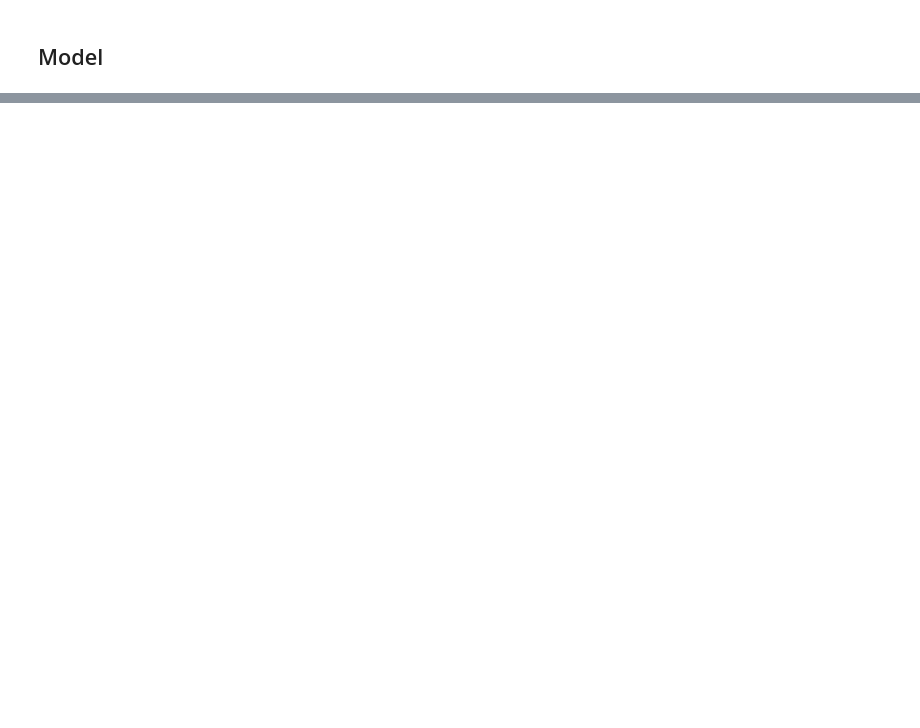
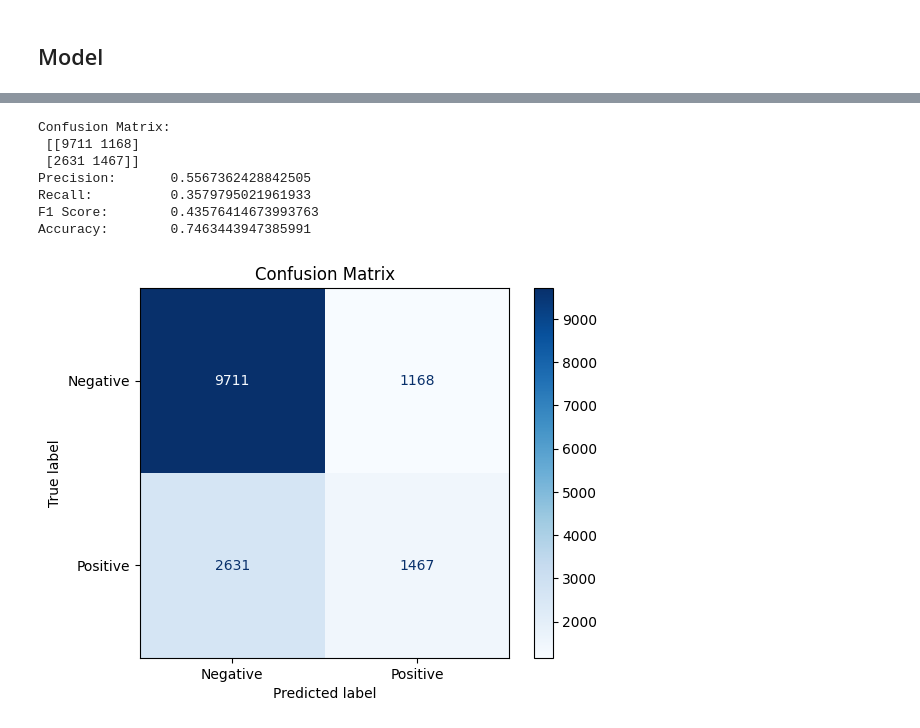
Before and after one commit to gmcginnis/info-698-capstone, a Jupyter notebook: 02_split.ipynb, the cells around one changed output, grey strips where cells are left out. Drawn from its saved outputs; the diff is of its cells as text; code cells hidden in the pictures; blank space fills up the shorter version.

```diff
--- a/02_split.ipynb
+++ b/02_split.ipynb
@@ -643,15 +744,50 @@ plt.show()
 # %%
+# f1_score, precision_score, recall_score, accuracy_score
+y_true = mini_val[var_of_interest].tolist()
+y_pred = mini_val['pred_tf'].tolist()
+
 # Compute the confusion matrix
-cm = confusion_matrix(mini_val[var_of_interest].tolist(), mini_val['pred_tf'].tolist())
-print("Confusion Matrix:\n", cm)
+# cm = confusion_matrix(mini_val[var_of_interest].tolist(), mini_val['pred_tf'].tolist())
+metric_cm = confusion_matrix(y_true, y_pred)
+# print("Confusion Matrix:\n", metric_cm)
+
+# Precision
+metric_precision = precision_score(y_true, y_pred)
+
+
+# Recall
+metric_recall = recall_score(y_true, y_pred)
 
 # F1
-print("F1:\n", f1_score(mini_val[var_of_interest].tolist(), mini_val['pred_tf'].tolist()))
+# f1_score = f1_score(mini_val[var_of_interest].tolist(), mini_val['pred_tf'].tolist())
+metric_f1 = f1_score(y_true, y_pred)
+# print("F1:\n", metric_f1)
+
+# Accuracy - the total number of correct predictions performed by hte model
+metric_accuracy = accuracy_score(y_true, y_pred)
+
+print(
+    "\nConfusion Matrix:\n", metric_cm,
+    "\nPrecision:\t", metric_precision,
+    "\nRecall:\t\t", metric_recall,
+    "\nF1 Score:\t", metric_f1,
+    "\nAccuracy:\t", metric_accuracy
+)
 
 # Display the confusion matrix
-disp = ConfusionMatrixDisplay(confusion_matrix=cm, display_labels=['Negative', 'Positive'])
+disp = ConfusionMatrixDisplay(confusion_matrix=metric_cm, display_labels=['Negative', 'Positive'])
 disp.plot(cmap=plt.cm.Blues)
 plt.title('Confusion Matrix')
 plt.show()
 
-del cm, disp
+# Environment cleanup
+del y_true, y_pred, metric_cm, metric_precision, metric_recall, metric_f1, metric_accuracy, disp
+# %% [output]
+Confusion Matrix:
+ [[9711 1168]
+ [2631 1467]]
+Precision:       0.5567362428842505
+Recall:          0.3579795021961933
+F1 Score:        0.43576414673993763
+Accuracy:        0.7463443947385991
+[figure, added]
```
Also changed, not shown: parts of 21 cells of this notebook.
